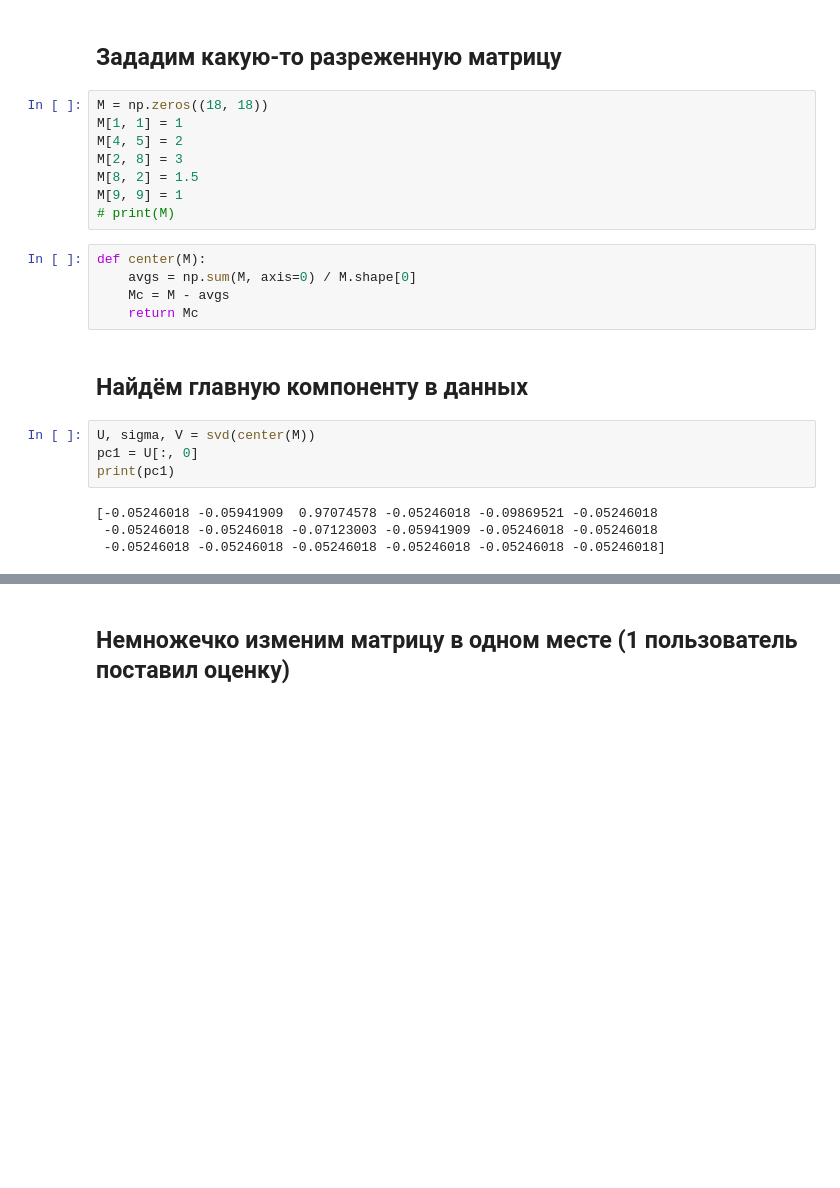
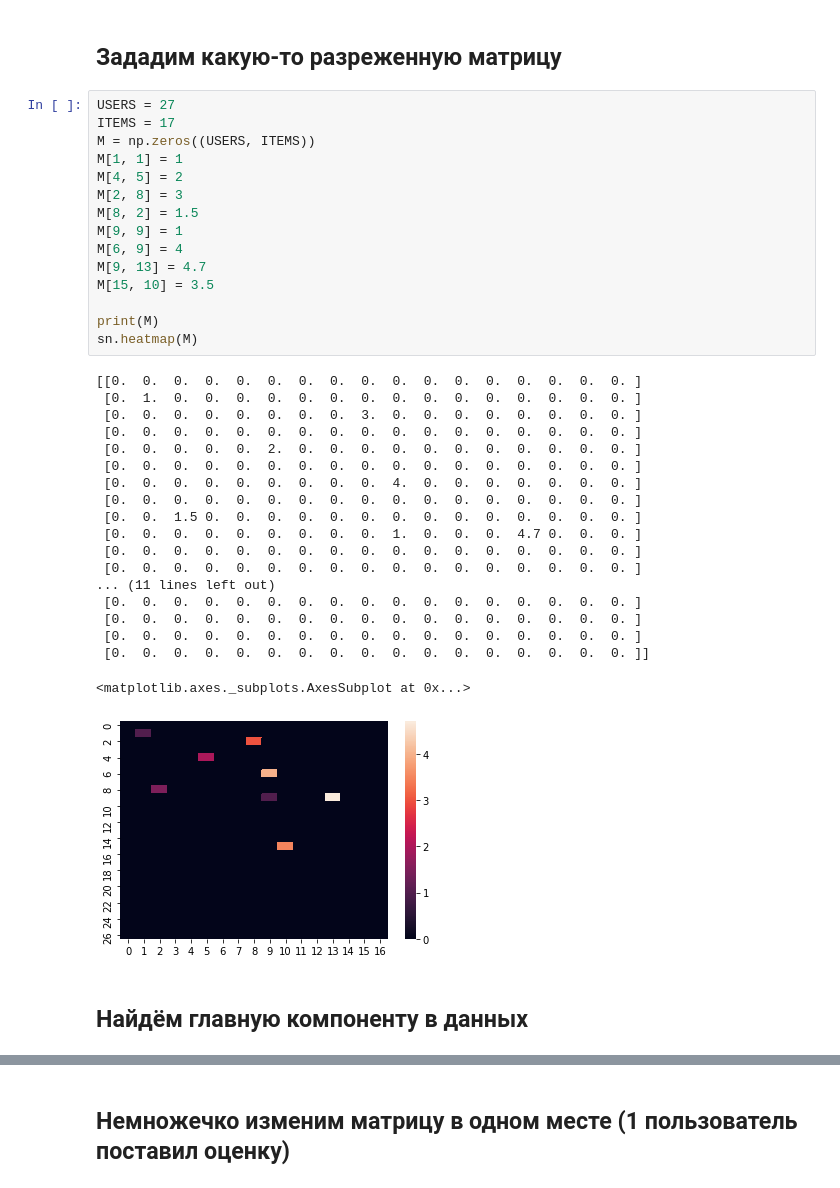
Before and after one commit to str-anger/applied, a Jupyter notebook: no_working.ipynb, the cells around one changed output, grey strips where cells are left out. Saved outputs shown, nothing was run; the diff lists cells and outputs as text; blank space fills up the shorter version.

```diff
--- a/no_working.ipynb
+++ b/no_working.ipynb
@@ -6,25 +15,39 @@ import numpy as np
 # %% [markdown]
 ## Зададим какую-то разреженную матрицу
 # %%
-M = np.zeros((18, 18))
+USERS = 27
+ITEMS = 17
+M = np.zeros((USERS, ITEMS))
 M[1, 1] = 1
 M[4, 5] = 2
 M[2, 8] = 3
 M[8, 2] = 1.5
 M[9, 9] = 1
-# print(M)
+M[6, 9] = 4
+M[9, 13] = 4.7
+M[15, 10] = 3.5
+
+print(M)
+sn.heatmap(M)
+# %% [output]
+[[0.  0.  0.  0.  0.  0.  0.  0.  0.  0.  0.  0.  0.  0.  0.  0.  0. ]
+ [0.  1.  0.  0.  0.  0.  0.  0.  0.  0.  0.  0.  0.  0.  0.  0.  0. ]
+ [0.  0.  0.  0.  0.  0.  0.  0.  3.  0.  0.  0.  0.  0.  0.  0.  0. ]
+ [0.  0.  0.  0.  0.  0.  0.  0.  0.  0.  0.  0.  0.  0.  0.  0.  0. ]
+ [0.  0.  0.  0.  0.  2.  0.  0.  0.  0.  0.  0.  0.  0.  0.  0.  0. ]
+ [0.  0.  0.  0.  0.  0.  0.  0.  0.  0.  0.  0.  0.  0.  0.  0.  0. ]
+ [0.  0.  0.  0.  0.  0.  0.  0.  0.  4.  0.  0.  0.  0.  0.  0.  0. ]
+ [0.  0.  0.  0.  0.  0.  0.  0.  0.  0.  0.  0.  0.  0.  0.  0.  0. ]
+ [0.  0.  1.5 0.  0.  0.  0.  0.  0.  0.  0.  0.  0.  0.  0.  0.  0. ]
+ [0.  0.  0.  0.  0.  0.  0.  0.  0.  1.  0.  0.  0.  4.7 0.  0.  0. ]
+ [0.  0.  0.  0.  0.  0.  0.  0.  0.  0.  0.  0.  0.  0.  0.  0.  0. ]
+ [0.  0.  0.  0.  0.  0.  0.  0.  0.  0.  0.  0.  0.  0.  0.  0.  0. ]
+... (11 lines left out)
+ [0.  0.  0.  0.  0.  0.  0.  0.  0.  0.  0.  0.  0.  0.  0.  0.  0. ]
+ [0.  0.  0.  0.  0.  0.  0.  0.  0.  0.  0.  0.  0.  0.  0.  0.  0. ]
+ [0.  0.  0.  0.  0.  0.  0.  0.  0.  0.  0.  0.  0.  0.  0.  0.  0. ]
+ [0.  0.  0.  0.  0.  0.  0.  0.  0.  0.  0.  0.  0.  0.  0.  0.  0. ]]
+<matplotlib.axes._subplots.AxesSubplot at 0x...>
+[figure, added]
-# %%
-def center(M):
-    avgs = np.sum(M, axis=0) / M.shape[0]
-    Mc = M - avgs
-    return Mc
 # %% [markdown]
 ## Найдём главную компоненту в данных
-# %%
-U, sigma, V = svd(center(M))
-pc1 = U[:, 0]
-print(pc1)
-# %% [output]
-[-0.05246018 -0.05941909  0.97074578 -0.05246018 -0.09869521 -0.05246018
- -0.05246018 -0.05246018 -0.07123003 -0.05941909 -0.05246018 -0.05246018
- -0.05246018 -0.05246018 -0.05246018 -0.05246018 -0.05246018 -0.05246018]
```
Also changed, not shown: parts of 6 cells of this notebook.
